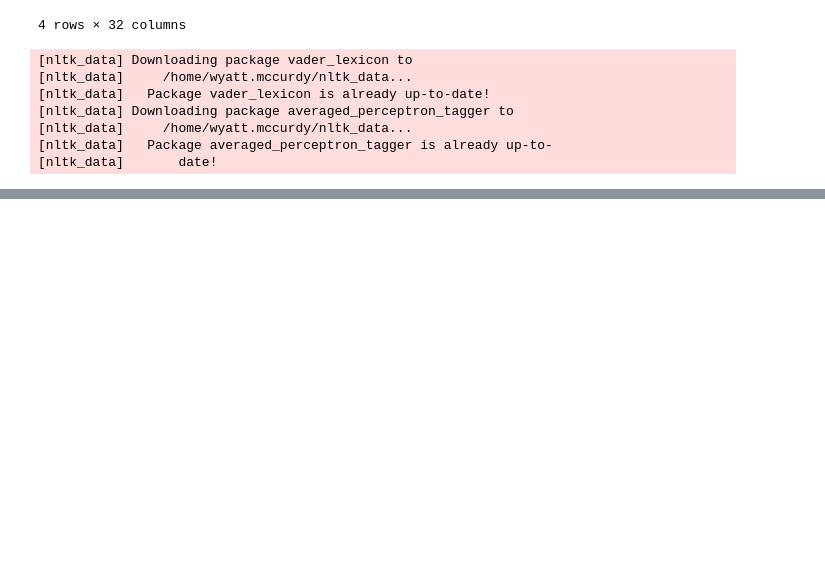
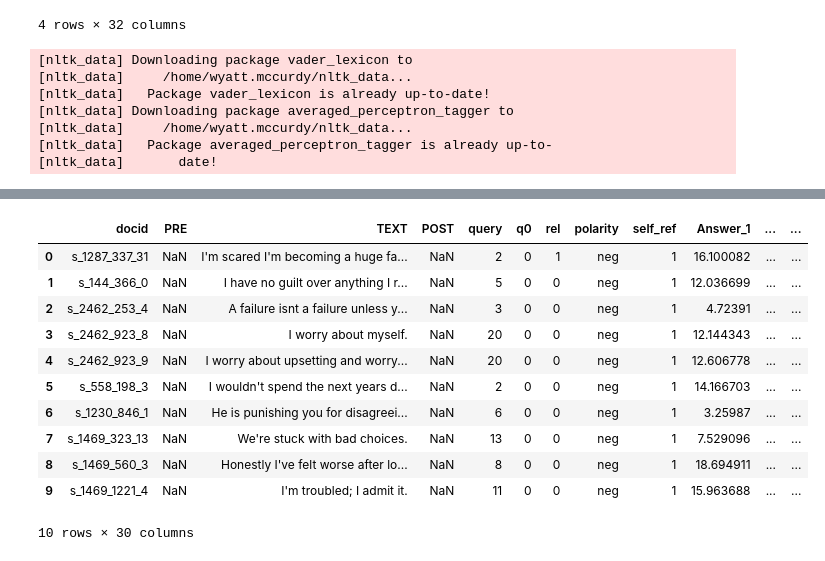
Before and after one commit to wyattmccurdy12/Project-Part-2, a Jupyter notebook: test.ipynb, the cells around one changed output, grey strips where cells are left out. Saved outputs shown, nothing was run; the diff lists cells and outputs as text; code cells hidden in the pictures; blank space fills up the shorter version.

Commit message:
modify cosine similarity function

```diff
--- a/test.ipynb
+++ b/test.ipynb
@@ -158,0 +146,49 @@ Cosine similarity: [[0.03004102]]
+# %%
+def similarity_sum_over_col(persons_and_emotions_df, augmented_exploded_df):
+    """
+    This function reads the persons_and_emotions dataframe and creates answer columns for each of the 21 questions.
+    Then for each question, it finds the corresponding answer in the augmented_exploded dataframe and gets the cosine similarity sum.
+
+    Parameters:
+    persons_and_emotions_file (str): The path to the persons_and_emotions CSV file.
+    augmented_exploded_file (str): The path to the augmented_exploded CSV file.
+
+    Returns:
+    persons_and_emotions_df (pandas.DataFrame): The processed dataframe.
+    """
+
+    # Create answer columns for each of the 21 questions
+    for question_num in range(1, 22):
+        persons_and_emotions_df[f'Answer_{question_num}'] = ''
+
+    # For each question, find the corresponding answer in the augmented_exploded dataframe and get the cosine similarity sum
+    for question_num in range(1, 22):
+        for index, row in persons_and_emotions_df.iterrows():
+            corresponding_answer = augmented_exploded_df[(augmented_exploded_df['Question'] == question_num)]
+            cs_sum = calculate_similarity_sum(row['TEXT'], corresponding_answer, 'Text', tokenizer, model)
+            persons_and_emotions_df.at[index, f'Answer_{question_num}'] = cs_sum
+
+    return persons_and_emotions_df
+# %%
+persons_and_emotions_df = pd.read_csv('persons_and_emotions.csv')
+augmented_exploded_df = pd.read_csv('augmented_exploded.csv')
+
+# Cut down persons_and_emotions to 10 rows for testing
+persons_and_emotions_df = persons_and_emotions_df.head(10)
+
+persons_and_emotions_augmented = similarity_sum_over_col(persons_and_emotions_df, augmented_exploded_df)
+# %%
+persons_and_emotions_augmented
+# %% [output]
+|  | docid | PRE | TEXT | POST | query | q0 | rel | polarity | self_ref | Answer_1 | ... | ... |
+| 0 | s_1287_337_31 | NaN | I'm scared I'm becoming a huge fa... | NaN | 2 | 0 | 1 | neg | 1 | 16.100082 | ... | ... |
+| 1 | s_144_366_0 | NaN | I have no guilt over anything I r... | NaN | 5 | 0 | 0 | neg | 1 | 12.036699 | ... | ... |
+| 2 | s_2462_253_4 | NaN | A failure isnt a failure unless y... | NaN | 3 | 0 | 0 | neg | 1 | 4.72391 | ... | ... |
+| 3 | s_2462_923_8 | NaN | I worry about myself. | NaN | 20 | 0 | 0 | neg | 1 | 12.144343 | ... | ... |
+| 4 | s_2462_923_9 | NaN | I worry about upsetting and worry... | NaN | 20 | 0 | 0 | neg | 1 | 12.606778 | ... | ... |
+| 5 | s_558_198_3 | NaN | I wouldn't spend the next years d... | NaN | 2 | 0 | 0 | neg | 1 | 14.166703 | ... | ... |
+| 6 | s_1230_846_1 | NaN | He is punishing you for disagreei... | NaN | 6 | 0 | 0 | neg | 1 | 3.25987 | ... | ... |
+| 7 | s_1469_323_13 | NaN | We're stuck with bad choices. | NaN | 13 | 0 | 0 | neg | 1 | 7.529096 | ... | ... |
+| 8 | s_1469_560_3 | NaN | Honestly I've felt worse after lo... | NaN | 8 | 0 | 0 | neg | 1 | 18.694911 | ... | ... |
+| 9 | s_1469_1221_4 | NaN | I'm troubled; I admit it. | NaN | 11 | 0 | 0 | neg | 1 | 15.963688 | ... | ... |
+10 rows × 30 columns
```
Also changed, not shown: parts of 7 cells of this notebook, 2 other files.
